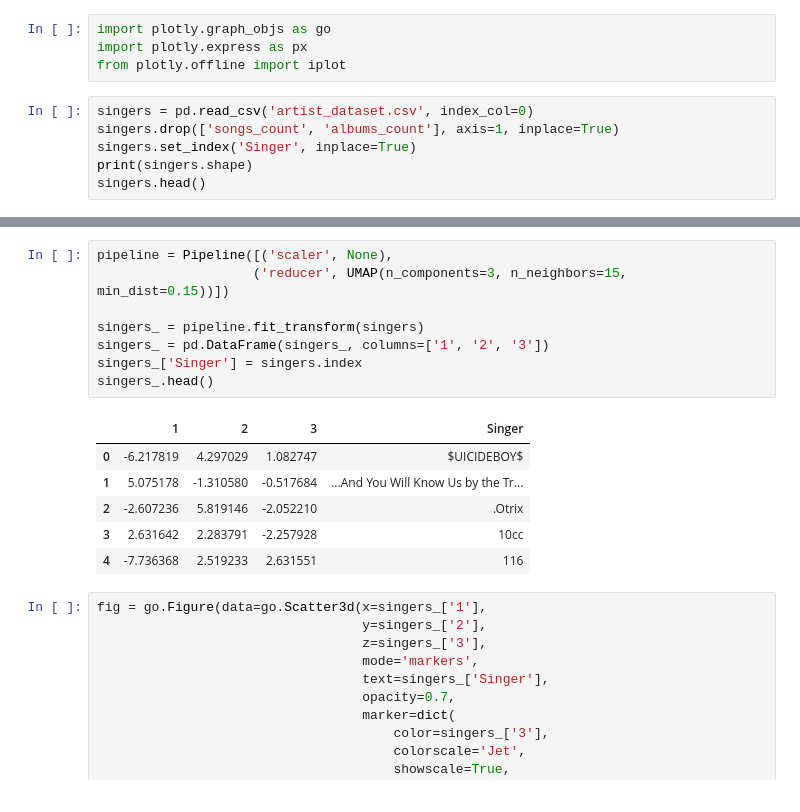
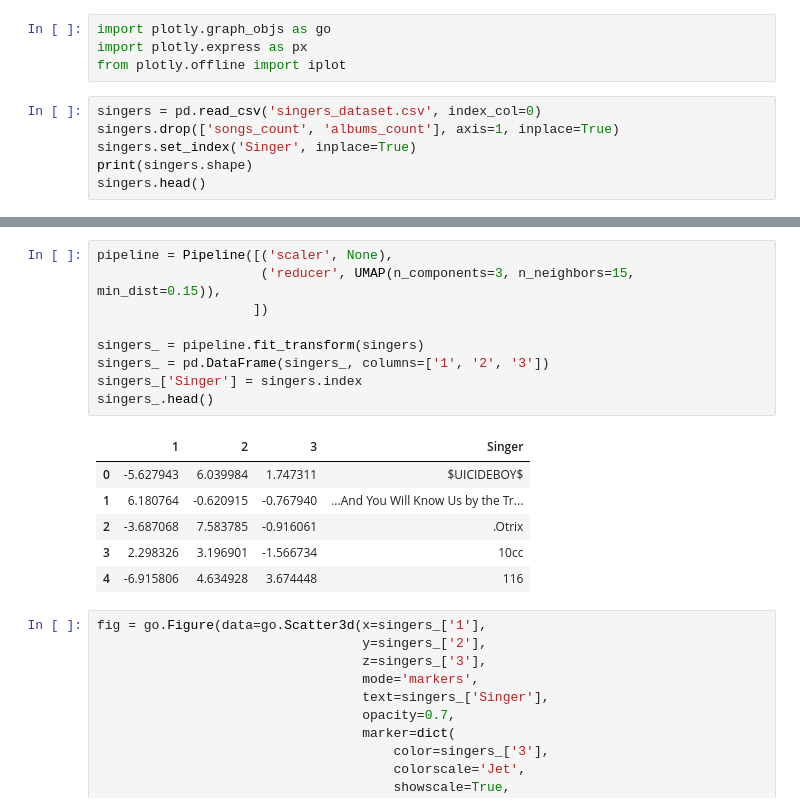
Before and after one commit to detkov/Own-Music-Recommendation-System, a Jupyter notebook: Research [3] - Plot Singers (just attempts).ipynb, the cells around one changed output, grey strips where cells are left out. Drawn from its saved outputs; the diff is of its cells as text.

```diff
--- a/Research [3] - Plot singers.ipynb
+++ b/Research [3] - Plot Singers (just attempts).ipynb
@@ -15,7 +15,7 @@ import plotly.graph_objs as go
 import plotly.express as px
 from plotly.offline import iplot
 # %%
-singers = pd.read_csv('artist_dataset.csv', index_col=0)
+singers = pd.read_csv('singers_dataset.csv', index_col=0)
 singers.drop(['songs_count', 'albums_count'], axis=1, inplace=True)
 singers.set_index('Singer', inplace=True)
 print(singers.shape)
@@ -33,18 +33,19 @@ singers.head()
 # %%
 pipeline = Pipeline([('scaler', None),
-                    ('reducer', UMAP(n_components=3, n_neighbors=15, min_dist=0.15))])
+                     ('reducer', UMAP(n_components=3, n_neighbors=15, min_dist=0.15)),
+                    ])
 
 singers_ = pipeline.fit_transform(singers)
 singers_ = pd.DataFrame(singers_, columns=['1', '2', '3'])
 singers_['Singer'] = singers.index
 singers_.head()
 # %% [output]
 |  | 1 | 2 | 3 | Singer |
-| 0 | -6.217819 | 4.297029 | 1.082747 | $UICIDEBOY$ |
-| 1 | 5.075178 | -1.310580 | -0.517684 | ...And You Will Know Us by the Tr... |
-| 2 | -2.607236 | 5.819146 | -2.052210 | .Otrix |
-| 3 | 2.631642 | 2.283791 | -2.257928 | 10cc |
-| 4 | -7.736368 | 2.519233 | 2.631551 | 116 |
+| 0 | -5.627943 | 6.039984 | 1.747311 | $UICIDEBOY$ |
+| 1 | 6.180764 | -0.620915 | -0.767940 | ...And You Will Know Us by the Tr... |
+| 2 | -3.687068 | 7.583785 | -0.916061 | .Otrix |
+| 3 | 2.298326 | 3.196901 | -1.566734 | 10cc |
+| 4 | -6.915806 | 4.634928 | 3.674448 | 116 |
 # %%
 fig = go.Figure(data=go.Scatter3d(x=singers_['1'],
                                   y=singers_['2'],
```
Also changed, not shown: parts of 1 cell of this notebook, 5 other files.
